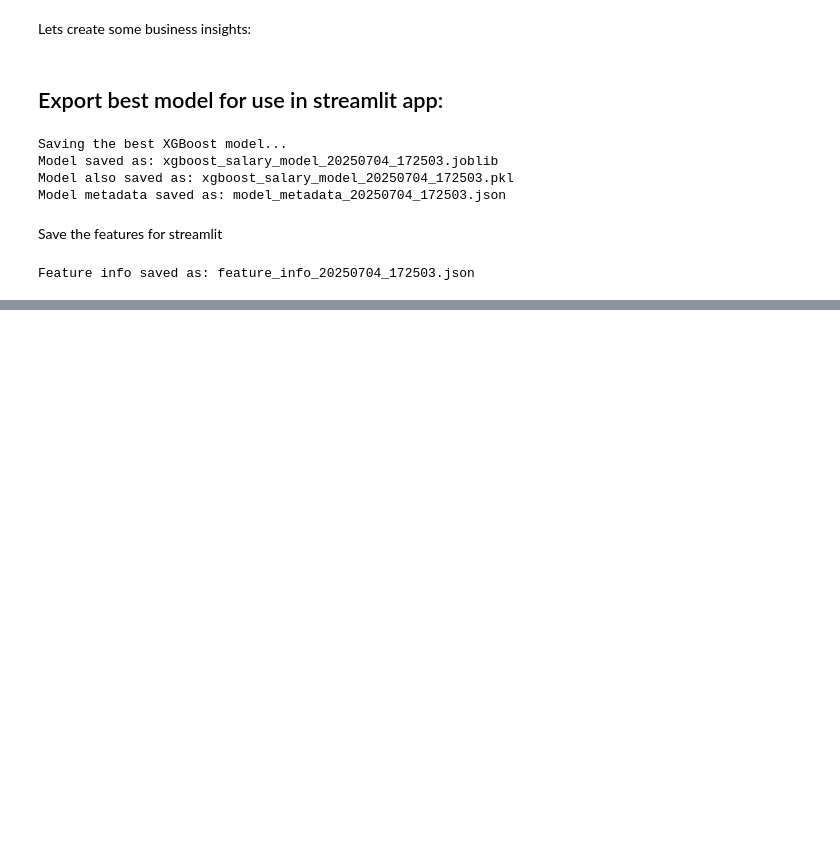
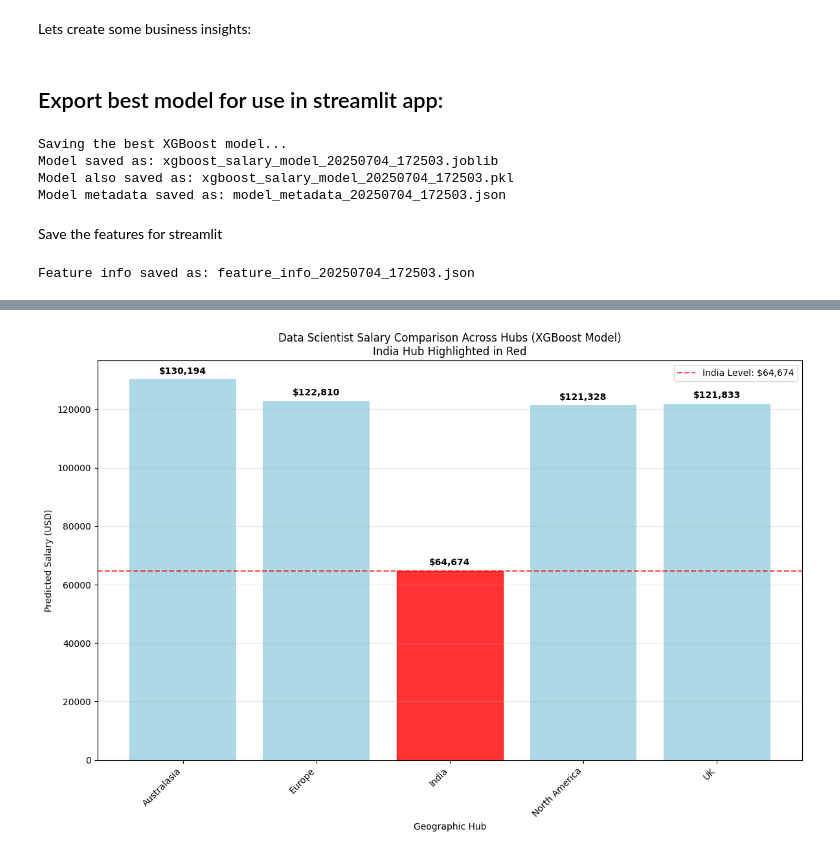
Before and after one commit to tommakesmusic/Ai_Salary_data, a Jupyter notebook: Linear Regression SalaryVersion4.ipynb, the cells around one changed output, grey strips where cells are left out. Saved outputs shown, nothing was run; the diff lists cells and outputs as text; code cells hidden in the pictures; blank space fills up the shorter version.

```diff
--- a/Linear Regression SalaryVersion4.ipynb
+++ b/Linear Regression SalaryVersion4.ipynb
@@ -586,0 +982,98 @@ Feature info saved as: feature_info_20250704_172503.json
+# %%
+# Compare Data Scientist salaries across all hubs using XGBoost model
+print("Analyzing Data Scientist salaries across different hubs...")
+
+# Get all hub columns
+hub_columns = [col for col in df.columns if col.startswith('Hub_')]
+hub_names = [col.replace('Hub_', '') for col in hub_columns]
+
+# Initialize results
+hub_salaries = []
+hub_labels = []
+
+# Filter for Data Scientists only
+data_scientist_rows = df[df['job_Data Scientist'] == 1]
+
+for hub_col, hub_name in zip(hub_columns, hub_names):
+    # Get Data Scientists in this specific hub
+    subset = data_scientist_rows[data_scientist_rows[hub_col] == 1]
+
+    if subset.empty:
+        print(f"No Data Scientists found in {hub_name}")
+        continue
+    else:
+        # Prepare features: use the same columns as X_train
+        X = subset[X_train.columns]
+        log_preds = best_xgb_model.predict(X)
+        preds = np.expm1(log_preds)  # Convert from log scale to actual salary
+        mean_salary = np.mean(preds)
+
+        hub_salaries.append(mean_salary)
+        hub_labels.append(hub_name)
+
+        print(f"{hub_name}: ${mean_salary:,.0f} (based on {len(subset)} Data Scientists)")
+
+# Create the comparison bar chart
+plt.figure(figsize=(12, 8))
+bars = plt.bar(hub_labels, hub_salaries, color=['red' if hub == 'India' else 'lightblue' for hub in hub_labels])
+
+# Highlight India in red for easy identification
+for i, (bar, hub) in enumerate(zip(bars, hub_labels)):
+    if hub == 'India':
+        bar.set_color('red')
+        bar.set_alpha(0.8)
+
+# Add value labels on top of bars
+for i, (bar, salary) in enumerate(zip(bars, hub_salaries)):
+    plt.text(bar.get_x() + bar.get_width()/2, bar.get_height() + max(hub_salaries)*0.01,
+             f'${salary:,.0f}', ha='center', va='bottom', fontweight='bold')
+
+plt.ylabel('Predicted Salary (USD)')
+plt.xlabel('Geographic Hub')
+plt.title('Data Scientist Salary Comparison Across Hubs (XGBoost Model)\nIndia Hub Highlighted in Red')
+plt.xticks(rotation=45, ha='right')
+plt.grid(axis='y', alpha=0.3)
+plt.tight_layout()
+
+# Add a horizontal line for India's salary for easy comparison
+if 'India' in hub_labels:
+    india_salary = hub_salaries[hub_labels.index('India')]
+    plt.axhline(y=india_salary, color='red', linestyle='--', alpha=0.7,
+                label=f'India Level: ${india_salary:,.0f}')
+    plt.legend()
+
+plt.show()
+
+# Print summary statistics
+print(f"\n{'='*60}")
+print("DATA SCIENTIST SALARY ANALYSIS SUMMARY")
+print(f"{'='*60}")
+
+if hub_salaries:
+    max_salary = max(hub_salaries)
+    min_salary = min(hub_salaries)
+    max_hub = hub_labels[hub_salaries.index(max_salary)]
+    min_hub = hub_labels[hub_salaries.index(min_salary)]
+
+    print(f"Highest paying hub: {max_hub} - ${max_salary:,.0f}")
+    print(f"Lowest paying hub: {min_hub} - ${min_salary:,.0f}")
+    print(f"Salary range: ${max_salary - min_salary:,.0f}")
+
+    if 'India' in hub_labels:
+        india_salary = hub_salaries[hub_labels.index('India')]
+        india_rank = sorted(hub_salaries, reverse=True).index(india_salary) + 1
+        print(f"\nIndia hub ranking: #{india_rank} out of {len(hub_salaries)} hubs")
+        print(f"India salary: ${india_salary:,.0f}")
+
+        # Compare India to highest and lowest
+        diff_from_highest = max_salary - india_salary
+        diff_from_lowest = india_salary - min_salary
+        print(f"India is ${diff_from_highest:,.0f} below highest paying hub ({max_hub})")
+        print(f"India is ${diff_from_lowest:,.0f} above lowest paying hub ({min_hub})")
+
+        # Percentage differences
+        pct_below_highest = (diff_from_highest / max_salary) * 100
+        pct_above_lowest = (diff_from_lowest / min_salary) * 100 if min_salary > 0 else 0
+        print(f"India pays {pct_below_highest:.1f}% less than {max_hub}")
+        print(f"India pays {pct_above_lowest:.1f}% more than {min_hub}")
+# %% [output]
@@ -586,0 +1086 @@ Feature info saved as: feature_info_20250704_172503.json
+[figure, added]
```
Also changed, not shown: parts of 8 cells of this notebook, 1 other file.
